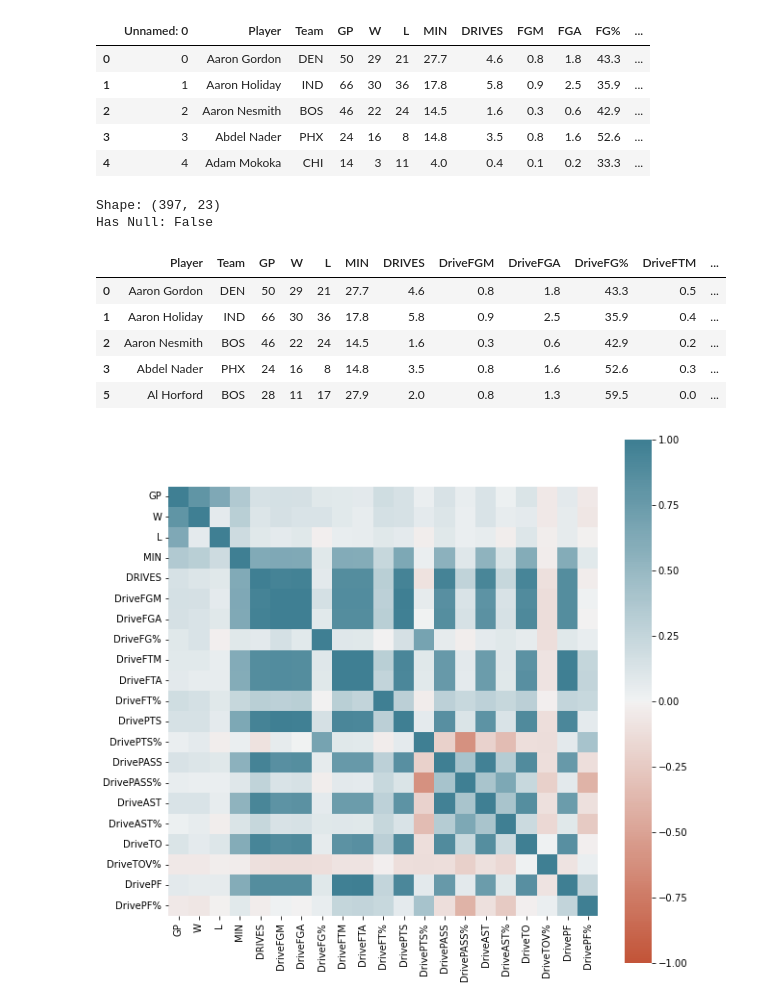
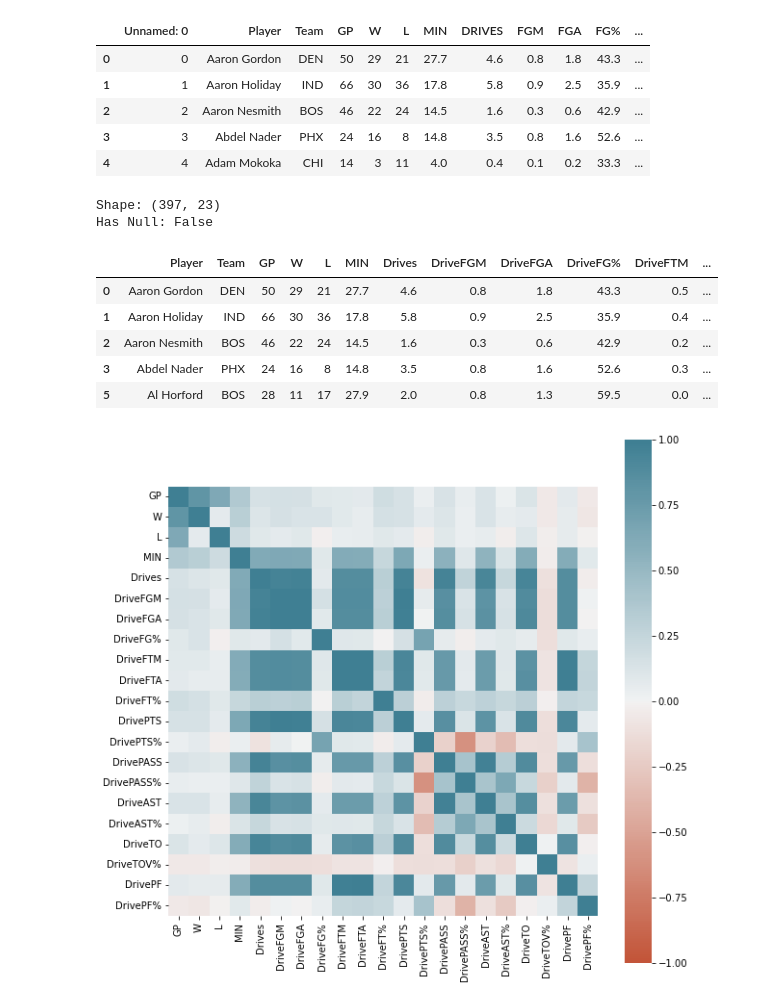
Before and after one commit to CSA100/nba-dsai, a Jupyter notebook: FeatureSelection.ipynb, the cells around one changed output. Drawn from its saved outputs; the diff is of its cells as text; code cells hidden in the pictures.

```diff
--- a/FeatureSelection.ipynb
+++ b/FeatureSelection.ipynb
@@ -588,12 +587,12 @@ Has Null: False
 # %%
 driveData.drop("Unnamed: 0", axis=1, inplace=True)
 driveData = dropPlayers(driveData)
-driveData = driveData.rename(columns={'FGM':'DriveFGM','FGA':'DriveFGA','FG%':'DriveFG%','FTM':'DriveFTM','FTA':'DriveFTA','FT%':'DriveFT%','PTS':'DrivePTS','PTS%':'DrivePTS%','PASS':'DrivePASS','PASS%':'DrivePASS%','AST':'DriveAST','AST%':'DriveAST%','TO':'DriveTO','TOV':'DriveTOV','TOV%':'DriveTOV%','PF':'DrivePF','PF%':'DrivePF%'})
+driveData = driveData.rename(columns={'DRIVES':'Drives','FGM':'DriveFGM','FGA':'DriveFGA','FG%':'DriveFG%','FTM':'DriveFTM','FTA':'DriveFTA','FT%':'DriveFT%','PTS':'DrivePTS','PTS%':'DrivePTS%','PASS':'DrivePASS','PASS%':'DrivePASS%','AST':'DriveAST','AST%':'DriveAST%','TO':'DriveTO','TOV':'DriveTOV','TOV%':'DriveTOV%','PF':'DrivePF','PF%':'DrivePF%'})
 checkData(driveData)
 # %% [output]
 Shape: (397, 23)
 Has Null: False
-|  | Player | Team | GP | W | L | MIN | DRIVES | DriveFGM | DriveFGA | DriveFG% | DriveFTM | ... |
+|  | Player | Team | GP | W | L | MIN | Drives | DriveFGM | DriveFGA | DriveFG% | DriveFTM | ... |
 | 0 | Aaron Gordon | DEN | 50 | 29 | 21 | 27.7 | 4.6 | 0.8 | 1.8 | 43.3 | 0.5 | ... |
 | 1 | Aaron Holiday | IND | 66 | 30 | 36 | 17.8 | 5.8 | 0.9 | 2.5 | 35.9 | 0.4 | ... |
 | 2 | Aaron Nesmith | BOS | 46 | 22 | 24 | 14.5 | 1.6 | 0.3 | 0.6 | 42.9 | 0.2 | ... |
```
Also changed, not shown: parts of 48 cells of this notebook, 8 other files.
